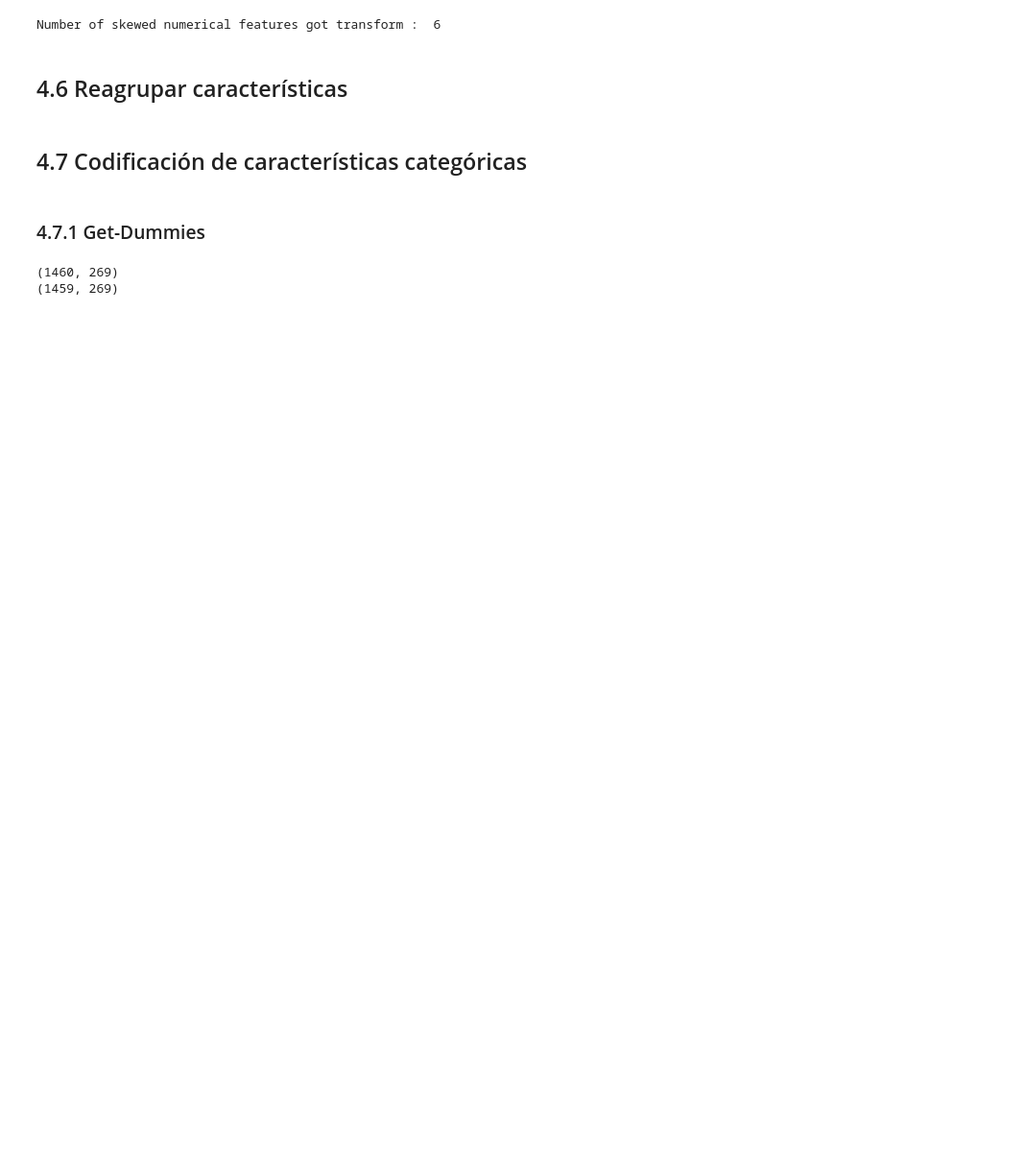
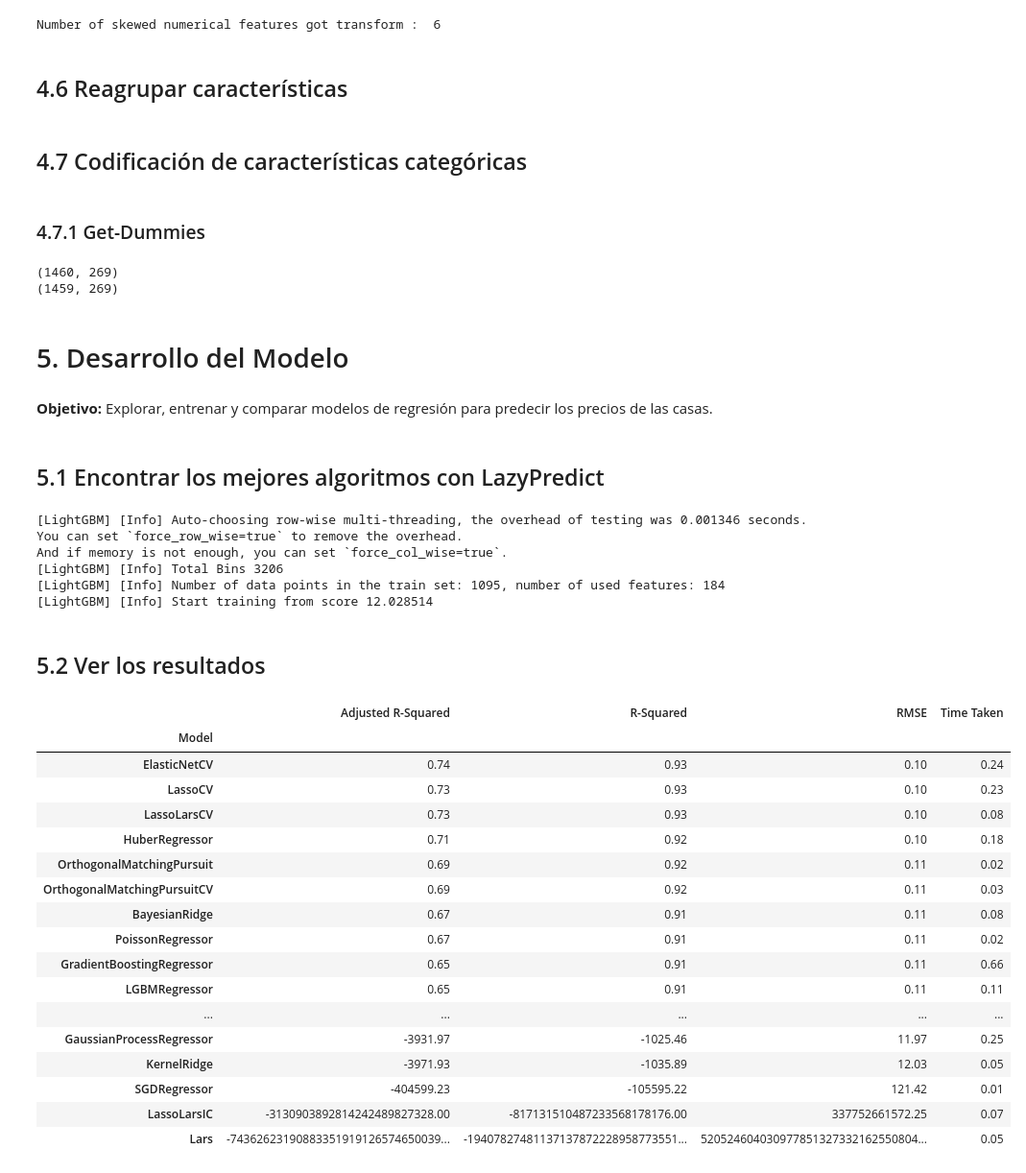
Before and after one commit to hroacastillo/metodologia_final_grupo1, a Jupyter notebook: notebooks/HousePricesPrediction.ipynb, the cells around one changed output. Shown at 96% size. Drawn from its saved outputs; the diff is of its cells as text; code cells hidden in the pictures; blank space fills up the shorter version.

```diff
--- a/notebooks/HousePricesPrediction.ipynb
+++ b/notebooks/HousePricesPrediction.ipynb
@@ -428,3 +428,49 @@ print(X_test.shape)
 # %% [output]
 (1460, 269)
 (1459, 269)
+# %% [markdown]
+# 5. Desarrollo del Modelo
+# %% [markdown]
+**Objetivo:** Explorar, entrenar y comparar modelos de regresión para predecir los precios de las casas.
+# %% [markdown]
+## 5.1 Encontrar los mejores algoritmos con LazyPredict
+# %%
+from lazypredict.Supervised import LazyRegressor
+from sklearn.model_selection import train_test_split
+
+# División de datos para validación
+x_train1, x_test1, y_train1, y_test1 = train_test_split(X_train, y_train, test_size=0.25)
+
+# Comparar múltiples modelos rápidamente
+reg = LazyRegressor(verbose=0, ignore_warnings=True, custom_metric=None)
+train, test = reg.fit(x_train1, x_test1, y_train1, y_test1)
+# %% [output]
+[LightGBM] [Info] Auto-choosing row-wise multi-threading, the overhead of testing was 0.001346 seconds.
+You can set `force_row_wise=true` to remove the overhead.
+And if memory is not enough, you can set `force_col_wise=true`.
+[LightGBM] [Info] Total Bins 3206
+[LightGBM] [Info] Number of data points in the train set: 1095, number of used features: 184
+[LightGBM] [Info] Start training from score 12.028514
+# %% [markdown]
+## 5.2 Ver los resultados
+# %%
+test
+# %% [output]
+|  | Adjusted R-Squared | R-Squared | RMSE | Time Taken |
+| Model |  |  |  |  |
+| ElasticNetCV | 0.74 | 0.93 | 0.10 | 0.24 |
+| LassoCV | 0.73 | 0.93 | 0.10 | 0.23 |
+| LassoLarsCV | 0.73 | 0.93 | 0.10 | 0.08 |
+| HuberRegressor | 0.71 | 0.92 | 0.10 | 0.18 |
+| OrthogonalMatchingPursuit | 0.69 | 0.92 | 0.11 | 0.02 |
+| OrthogonalMatchingPursuitCV | 0.69 | 0.92 | 0.11 | 0.03 |
+| BayesianRidge | 0.67 | 0.91 | 0.11 | 0.08 |
+| PoissonRegressor | 0.67 | 0.91 | 0.11 | 0.02 |
+| GradientBoostingRegressor | 0.65 | 0.91 | 0.11 | 0.66 |
+| LGBMRegressor | 0.65 | 0.91 | 0.11 | 0.11 |
+| ... | ... | ... | ... | ... |
+| GaussianProcessRegressor | -3931.97 | -1025.46 | 11.97 | 0.25 |
+| KernelRidge | -3971.93 | -1035.89 | 12.03 | 0.05 |
+| SGDRegressor | -404599.23 | -105595.22 | 121.42 | 0.01 |
+| LassoLarsIC | -3130903892814242489827328.00 | -817131510487233568178176.00 | 337752661572.25 | 0.07 |
+| Lars | -74362623190883351919126574650039... | -19407827481137137872228958773551... | 520524604030977851327332162550804... | 0.05 |
```
Also changed, not shown: parts of 11 cells of this notebook, 2 other files.
